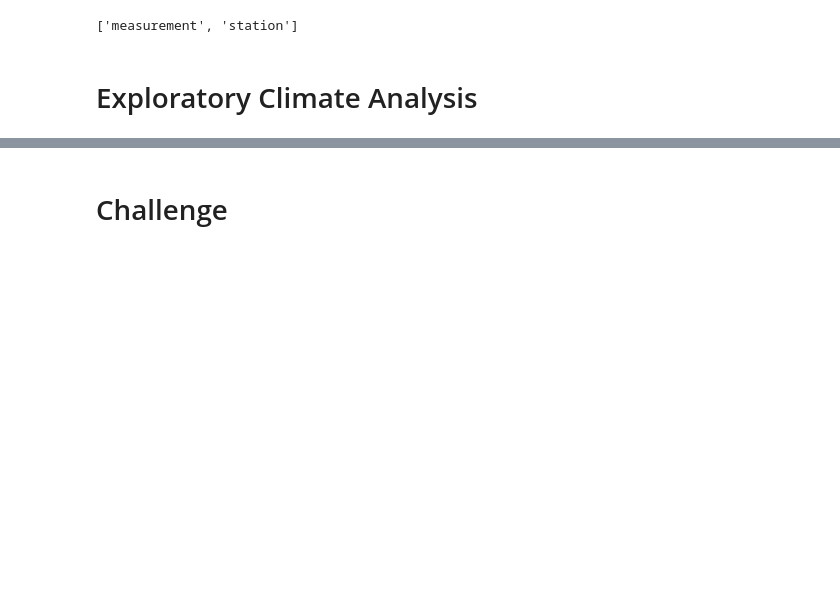
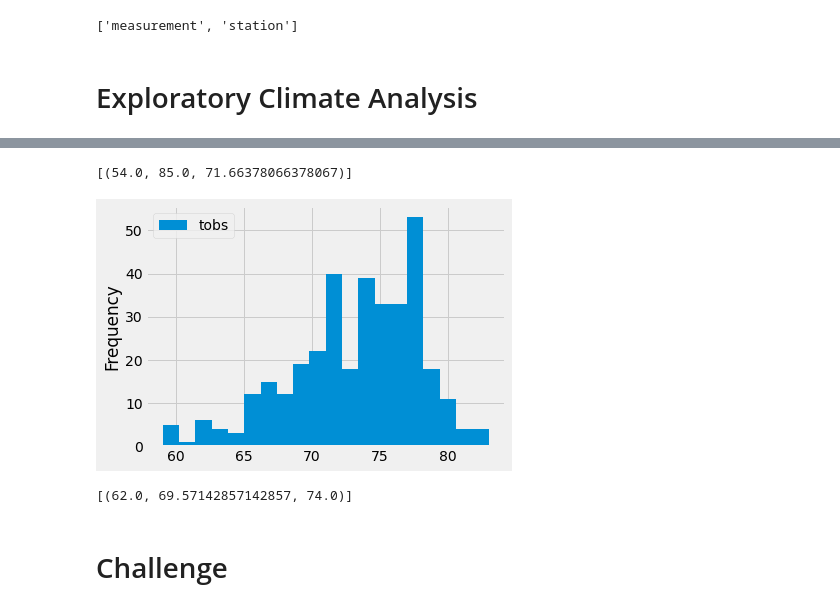
Before and after one commit to Quinneth/surfs_up, a Jupyter notebook: climate_analysis.ipynb, the cells around one changed output, grey strips where cells are left out. Cells and saved outputs as stored; diff of their text form; code cells hidden in the pictures; blank space fills up the shorter version.

```diff
--- a/climate_analysis.ipynb
+++ b/climate_analysis.ipynb
@@ -73,9 +168,38 @@ session = Session(engine)
 # %%
 # Using the station id from the previous query, calculate the lowest temperature recorded,
 # highest temperature recorded, and average temperature most active station?
+# min and max and ave, filter out everything but station
+session.query(func.min(Measurement.tobs), func.max(Measurement.tobs), func.avg(Measurement.tobs))\
+    .filter(Measurement.station == 'USC00519281').all()
+# output min =54 degrees, max temp = 85 degrees, Ave temp = 71 degrees
+# %% [output]
+[(54.0, 85.0, 71.66378066378067)]
 # %%
 # Choose the station with the highest number of temperature observations.
 # Query the last 12 months of temperature observation data for this station and plot the results as a histogram
+results = session.query(Measurement.tobs).filter(Measurement.station == 'USC00519281')\
+    .filter(Measurement.date >= prev_year).all()
+df = pd.DataFrame(results, columns=['tobs'])
+df.plot.hist(bins=20)
+plt.tight_layout()
+# %% [output]
+[figure, added]
 # %%
 # Write a function called `calc_temps` that will accept start date and end date in the format '%Y-%m-%d'
 # and return the minimum, average, and maximum temperatures for that range of dates
+def calc_temps(start_date, end_date):
+    """TMIN, TAVG, and TMAX for a list of dates.
+
+    Args:
+        start_date (string): A date string in the format %Y-%m-%d
+        end_date (string): A date string in the format %Y-%m-%d
+
+    Returns:
+        TMIN, TAVE, and TMAX
+    """
+
+    return session.query(func.min(Measurement.tobs), func.avg(Measurement.tobs), func.max(Measurement.tobs)).\
+        filter(Measurement.date >= start_date).filter(Measurement.date <= end_date).all()
+print(calc_temps('2012-02-28', '2012-03-05'))
+# %% [output]
+[(62.0, 69.57142857142857, 74.0)]
```
Also changed, not shown: parts of 12 cells of this notebook, 3 other files.
